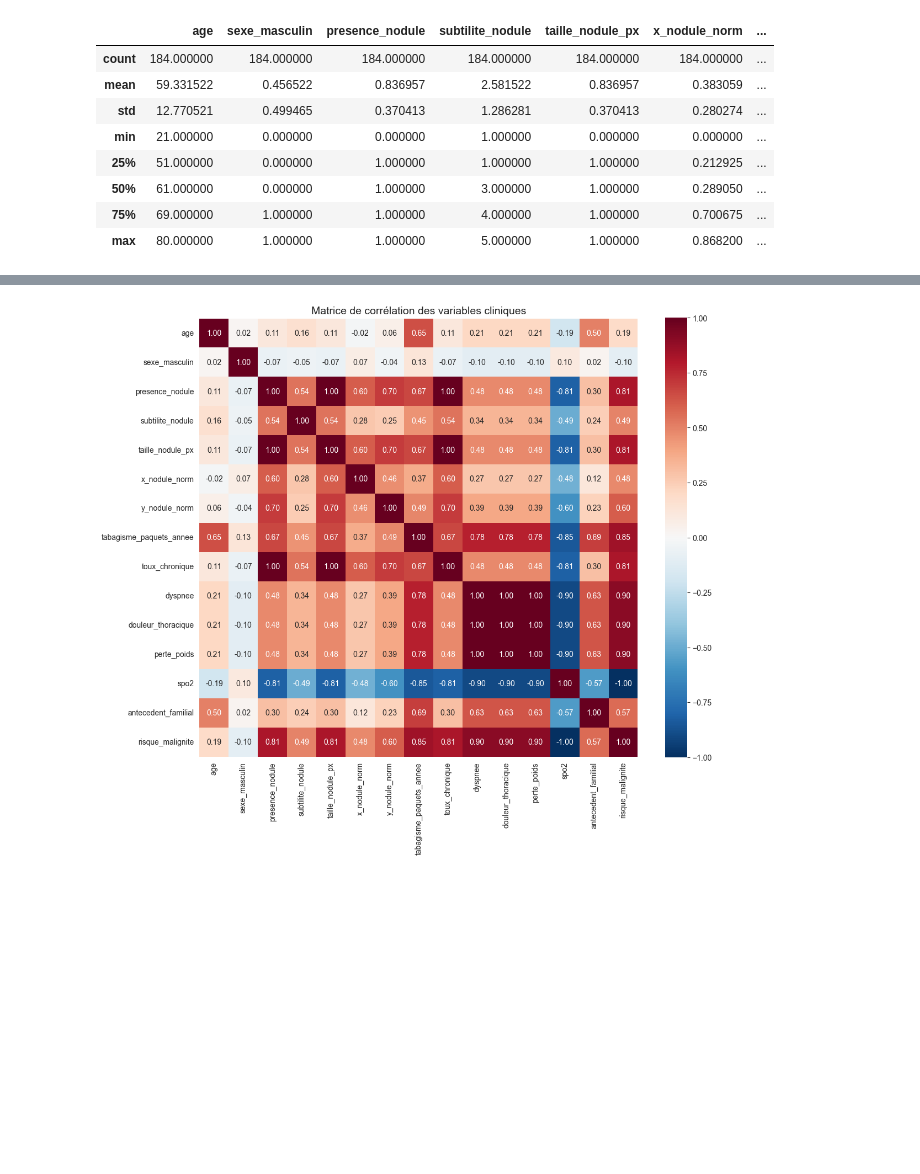
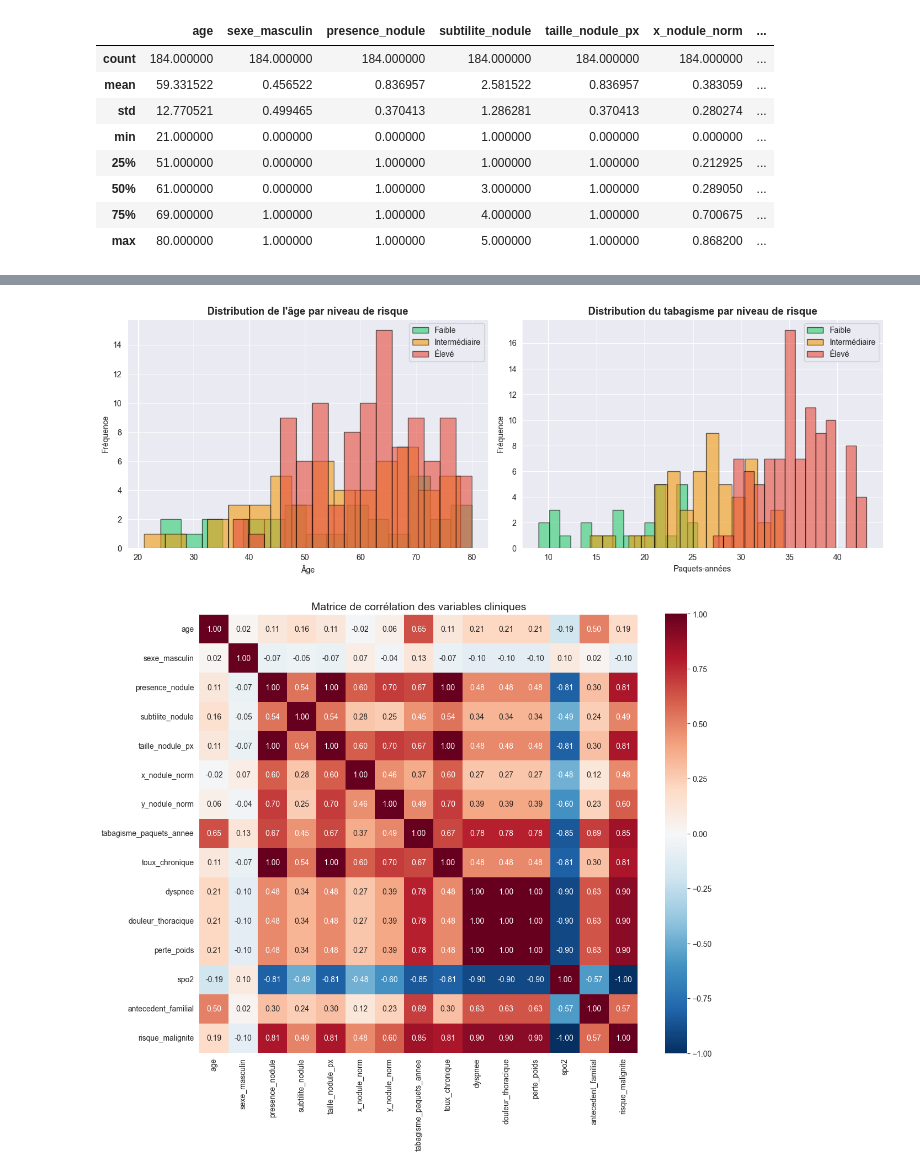
Before and after one commit to Oumarjalloh/D-tection-du-cancer-pulmonaire, a Jupyter notebook: tp_cancer.ipynb, the cells around one changed output, grey strips where cells are left out. Drawn from its saved outputs; the diff is of its cells as text; code cells hidden in the pictures; blank space fills up the shorter version.

```diff
--- a/tp_cancer.ipynb
+++ b/tp_cancer.ipynb
@@ -84,3 +85,30 @@ plt.show()
+# %%
+fig, axes = plt.subplots(1, 2, figsize=(14, 5))
+colors = ['#2ecc71', '#f39c12', '#e74c3c']
+risk_labels = ['Faible', 'Intermédiaire', 'Élevé']
+
+# Âge par risque
+for i in range(3):
+    subset = df[df['risque_malignite'] == i]['age']
+    axes[0].hist(subset, bins=15, alpha=0.6, label=risk_labels[i], color=colors[i], edgecolor='black')
+axes[0].set_title("Distribution de l'âge par niveau de risque", fontsize=13, fontweight='bold')
+axes[0].set_xlabel('Âge')
+axes[0].set_ylabel('Fréquence')
+axes[0].legend()
+
+# Tabagisme par risque
+for i in range(3):
+    subset = df[df['risque_malignite'] == i]['tabagisme_paquets_annee']
+    axes[1].hist(subset, bins=15, alpha=0.6, label=risk_labels[i], color=colors[i], edgecolor='black')
+axes[1].set_title("Distribution du tabagisme par niveau de risque", fontsize=13, fontweight='bold')
+axes[1].set_xlabel('Paquets-années')
+axes[1].set_ylabel('Fréquence')
+axes[1].legend()
+
+plt.tight_layout()
+plt.show()
+# %% [output]
+[figure, added]
 # %%
 # Sélectionner les colonnes numériques pertinentes
 cols_num = ['age', 'sexe_masculin', 'presence_nodule', 'subtilite_nodule',
```
Also changed, not shown: parts of 5 cells of this notebook, 2 other files.
